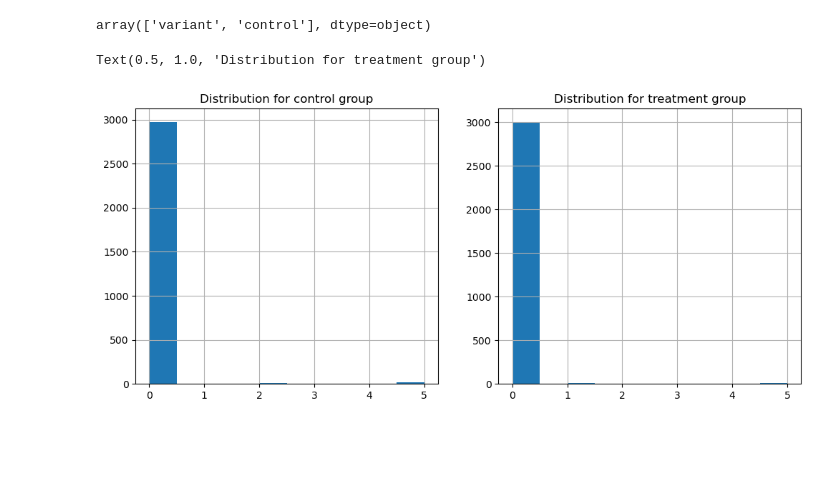
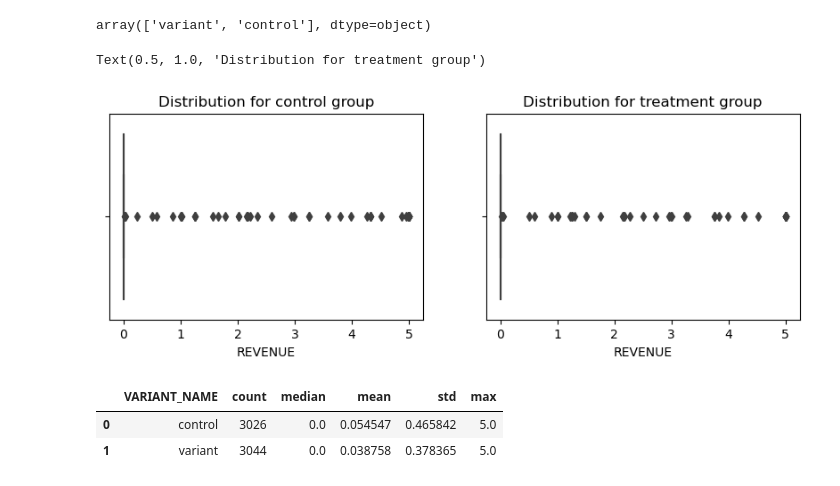
Before and after one commit to vivianwu18/ABTesting, a Jupyter notebook: revenue_transaction/AB_testing_analysis.ipynb, the cells around one changed output. Drawn from its saved outputs; the diff is of its cells as text; code cells hidden in the pictures; blank space fills up the shorter version.

```diff
--- a/revenue_transaction/AB_testing_analysis.ipynb
+++ b/revenue_transaction/AB_testing_analysis.ipynb
@@ -129,14 +128,25 @@ df.VARIANT_NAME.unique()
 array(['variant', 'control'], dtype=object)
 # %%
 # check the distribution of control group and treatment group
-fig, ax = plt.subplots(nrows = 1, ncols = 2, figsize = (12, 5))
+fig, ax = plt.subplots(nrows = 1, ncols = 2, figsize = (10, 3))
 plt.subplot(1, 2, 1)
-df_control['REVENUE'].hist(ax = ax[0])
+# df_control['REVENUE'].plot(ax = ax[0])
+# sns.kdeplot(df_control['REVENUE'], fill = True)
+sns.boxplot(x = df_control['REVENUE'])
 plt.title('Distribution for control group')
 
 plt.subplot(1, 2, 2)
-df_variant['REVENUE'].hist(ax = ax[1])
+# df_variant['REVENUE'].plot(ax = ax[1])
+# sns.kdeplot(df_variant['REVENUE'], fill = True)
+sns.boxplot(x = df_variant['REVENUE'])
 plt.title('Distribution for treatment group')
 # %% [output]
 Text(0.5, 1.0, 'Distribution for treatment group')
-[figure, old version]
+[figure, new version]
+# %%
+# summary stats
+df.groupby(['VARIANT_NAME']).REVENUE.agg(['count', 'median', 'mean', 'std', 'max']).reset_index()
+# %% [output]
+|  | VARIANT_NAME | count | median | mean | std | max |
+| 0 | control | 3026 | 0.0 | 0.054547 | 0.465842 | 5.0 |
+| 1 | variant | 3044 | 0.0 | 0.038758 | 0.378365 | 5.0 |
```
Also changed, not shown: parts of 9 cells of this notebook.
